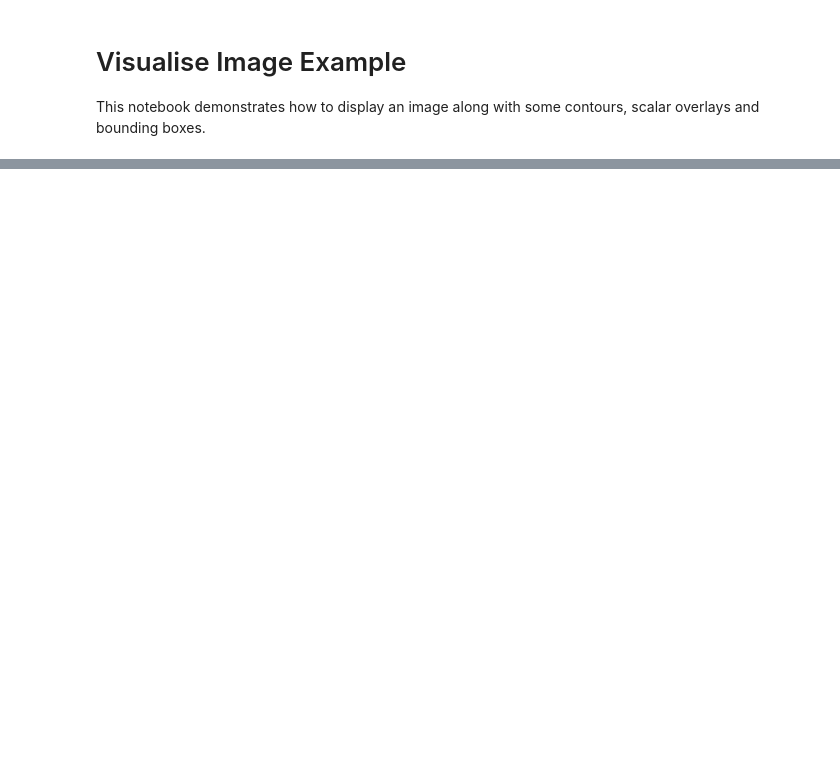
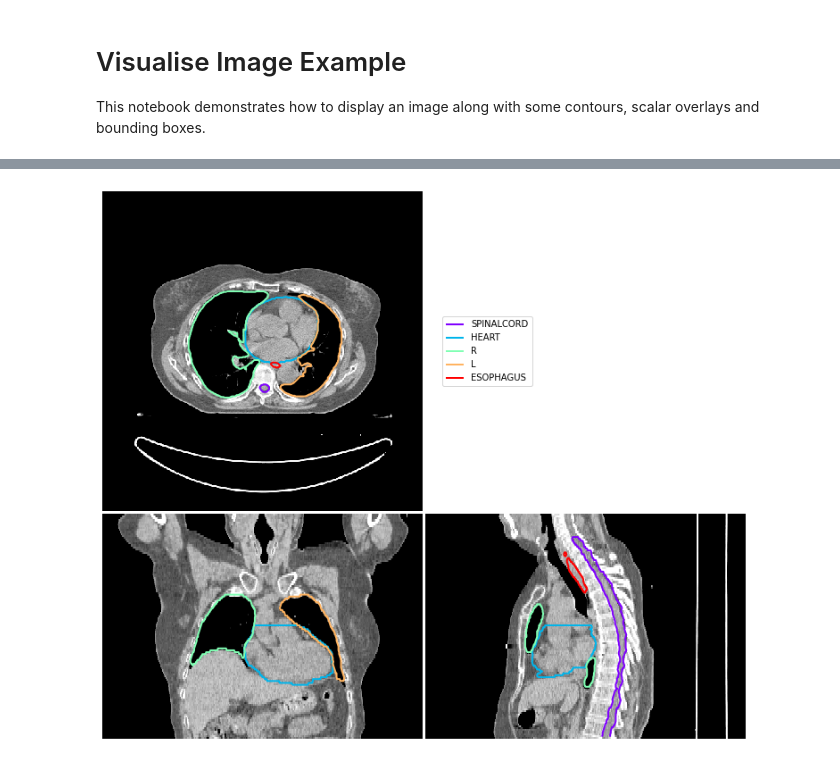
Before and after one commit to pyplati/platipy, a Jupyter notebook: examples/visualise/visualise_segmentation.ipynb, the cells around one changed output, grey strips where cells are left out. Drawn from its saved outputs; the diff is of its cells as text; code cells hidden in the pictures; blank space fills up the shorter version.

```diff
--- a/examples/visualise/visualise_segmentation.ipynb
+++ b/examples/visualise/visualise_segmentation.ipynb
@@ -43,0 +27,2 @@ image_visualiser.show()
+# %%
+input_directory = get_lung_nifti()
@@ -43,0 +31,42 @@ image_visualiser.show()
+# %%
+"""
+Read in the data
+
+ct_image : the x-ray computed tomography scan (3D)
+contours : a dictionary of binary masks
+"""
+
+pat_directory = next(input_directory.glob("*"))
+
+# Read in the CT image
+ct_filename = next(pat_directory.glob("**/IMAGES/*.nii.gz"))
+ct_image = sitk.ReadImage(ct_filename.as_posix())
+
+# Read in the RTStruct contours as binary masks
+contour_filename_list = list(pat_directory.glob("**/STRUCTURES/*.nii.gz"))
+
+contours = {}
+for contour_filename in contour_filename_list:
+    _file = contour_filename.as_posix()
+    _name = _file[_file.rfind("_")+1:-7]
+
+    contours[_name] = sitk.ReadImage(contour_filename.as_posix())
+# %%
+"""
+Display the image with the contours
+
+Here we define 'cut', the location of orthogonal slices
+
+    cut : (
+        transaxial slice location *or* first axis,
+        coronal slice location *or* second axis,
+        saggital slice location *or* third axis,
+        )
+
+"""
+
+image_visualiser = ImageVisualiser(ct_image, cut=(50,200,256))
+image_visualiser.add_contour(contours)
+fig = image_visualiser.show()
+# %% [output]
+[figure, added]
```
Also changed, not shown: parts of 8 cells of this notebook, 1 other file.
